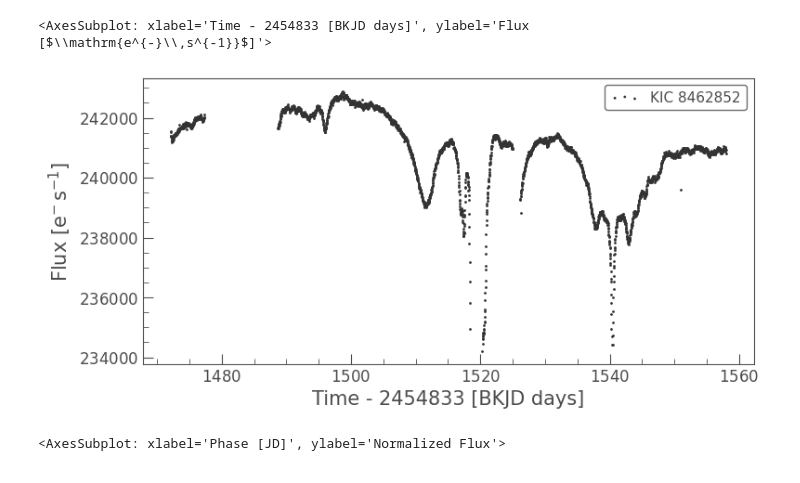
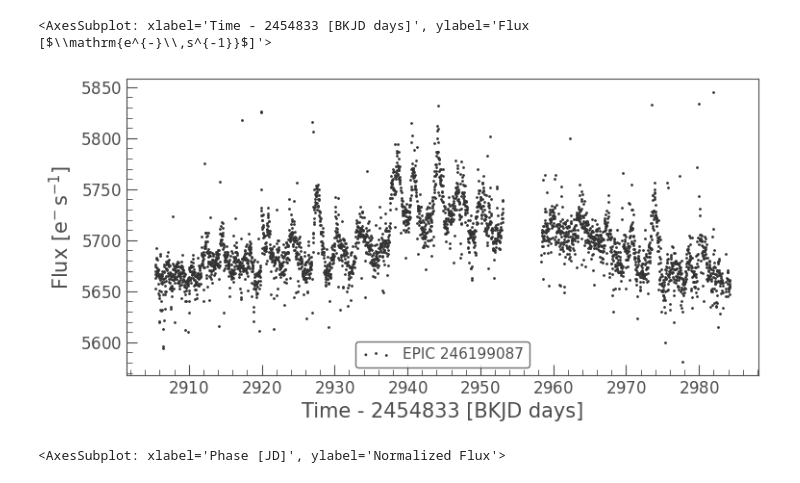
Before and after one commit to StrangelyTyped/dot-slash-star, a Jupyter notebook: assets/get-nasa-data.ipynb, the cells around one changed output. Saved outputs shown, nothing was run; the diff lists cells and outputs as text; code cells hidden in the pictures.

```diff
--- a/assets/get-nasa-data.ipynb
+++ b/assets/get-nasa-data.ipynb
@@ -1,18 +1,20 @@
 # %%
 import lightkurve as lk
-# pixelfile = lk.search_targetpixelfile("Trappist-1")[1].download()
-pixelfile = lk.search_targetpixelfile("KIC 8462852", quarter=16).download()
+pixelfile = lk.search_targetpixelfile("Trappist-1")[1].download()
+# pixelfile = lk.search_targetpixelfile("Trappist-1", quarter=16).download()
+# pixelfile = lk.search_targetpixelfile("KIC 8462852", quarter=16).download()
+# pixelfile = lk.search_targetpixelfile("KIC 8462852")[1].download()
 pixelfile.to_lightcurve(method="pld").remove_outliers().scatter()
 # .remove_outliers().flatten()
 # lc.to_periodogram("bls")
 # period = lc.to_periodogram("bls").period_at_max_power
 # period
 # lc.fold(period).scatter()
 #.tuncate(-0.5, -0.25).scatter()
 # pixelfile.animate()
 # %% [output]
 <AxesSubplot: xlabel='Time - 2454833 [BKJD days]', ylabel='Flux [$\\mathrm{e^{-}\\,s^{-1}}$]'>
-[figure, old version]
+[figure, new version]
 # %%
 lc.fold(period).scatter()
 # %% [output]
```
Also changed, not shown: 2 other files.
